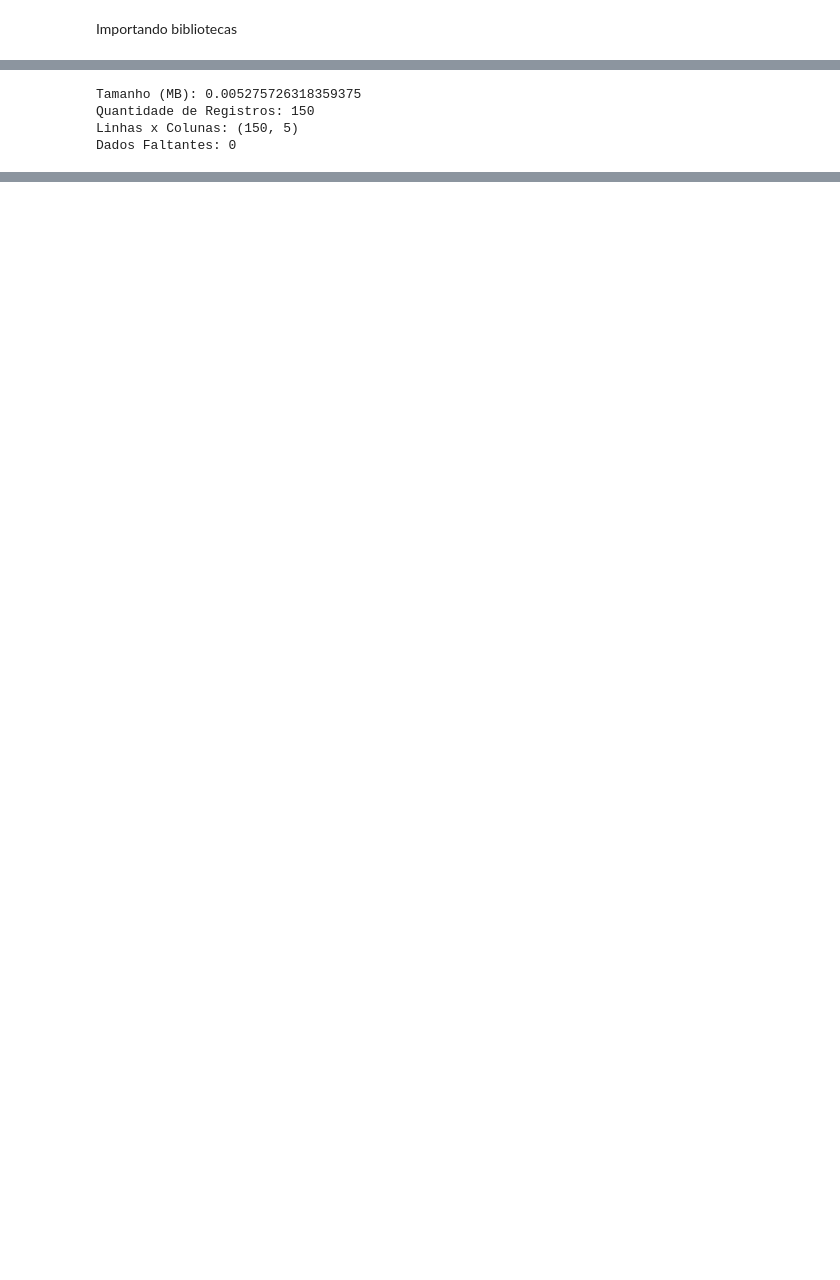
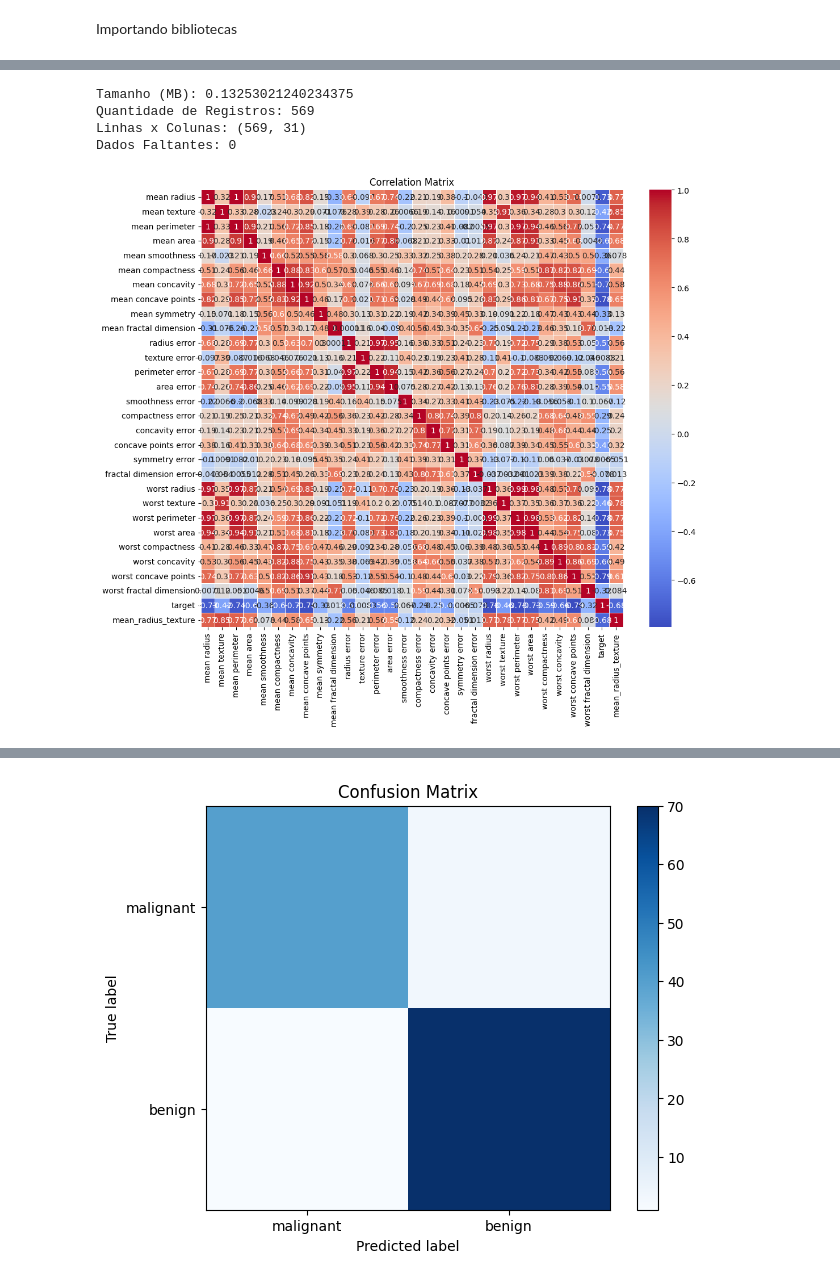
Before and after one commit to caiorr1/CP2_CHATBOT, a Jupyter notebook: cp2.ipynb, the cells around one changed output, grey strips where cells are left out. Cells and saved outputs as stored; diff of their text form; code cells hidden in the pictures; blank space fills up the shorter version.

```diff
--- a/cp2.ipynb
+++ b/cp2.ipynb
@@ -16,31 +14,93 @@ Dados Padrões
 # %%
-# Carregando o conjunto de dados Iris
-iris = load_iris()
-X = iris.data
-y = iris.target
+# Carregando o conjunto de dados Breast Cancer Wisconsin
+from sklearn.datasets import load_breast_cancer
+breast_cancer = load_breast_cancer()
+X = breast_cancer.data
+y = breast_cancer.target
 
 # Criando um DataFrame com os dados
-df = pd.DataFrame(X, columns=iris.feature_names)
+import pandas as pd
+df = pd.DataFrame(X, columns=breast_cancer.feature_names)
 df['target'] = y
 
 # Tamanho do conjunto de dados
 tamanho = df.memory_usage(deep=True).sum() / (1024 * 1024)  # Tamanho em megabytes
 
 # Quantidade de Registros
 quantidade_registros = df.shape[0]
 
 # Linhas x Colunas
 linhas_colunas = df.shape
 
 # Dados Faltantes
 dados_faltantes = df.isnull().sum().sum()
 
 print("Tamanho (MB):", tamanho)
 print("Quantidade de Registros:", quantidade_registros)
 print("Linhas x Colunas:", linhas_colunas)
 print("Dados Faltantes:", dados_faltantes)
+
+# Criação de Variáveis
+# Por exemplo, você pode criar uma nova variável que seja a soma de duas características
+
+df['mean_radius_texture'] = df['mean radius'] + df['mean texture']
+
+# Exclusão de Variáveis
+# Se necessário, você pode excluir variáveis que não são relevantes para a tarefa
+
+df.drop(['worst smoothness', 'worst symmetry'], axis=1, inplace=True)
+
+# Ajuste de Variável
+# Se necessário, você pode realizar ajustes nas variáveis
+
+df['mean area'] = df['mean area'] ** 2
+
+# Normalização ou Padronização
+from sklearn.preprocessing import StandardScaler
+scaler = StandardScaler()
+X = scaler.fit_transform(X)
+
+# Plotar e analisar a correlação das variáveis
+import seaborn as sns
+import matplotlib.pyplot as plt
+
+correlation_matrix = df.corr()
+plt.figure(figsize=(12, 10))
+sns.heatmap(correlation_matrix, annot=True, cmap='coolwarm', linewidths=0.5)
+plt.title("Correlation Matrix")
+plt.show()
+
+# Modelos de Classificação
+from sklearn.model_selection import train_test_split
+from sklearn.ensemble import RandomForestClassifier
+from sklearn.metrics import classification_report, confusion_matrix
+
+X_train, X_test, y_train, y_test = train_test_split(X, y, test_size=0.2, random_state=42)
+
+model = RandomForestClassifier()
+model.fit(X_train, y_train)
+y_pred = model.predict(X_test)
+
+# Classification Report
+report = classification_report(y_test, y_pred, target_names=breast_cancer.target_names)
+print(f"Classification Report:\n{report}")
+
+# Matriz de Confusão
+cm = confusion_matrix(y_test, y_pred)
+plt.figure()
+plt.imshow(cm, interpolation='nearest', cmap=plt.cm.Blues)
+plt.title("Confusion Matrix")
+plt.colorbar()
+tick_marks = [0, 1]
+plt.xticks(tick_marks, breast_cancer.target_names)
+plt.yticks(tick_marks, breast_cancer.target_names)
+plt.tight_layout()
+plt.ylabel('True label')
+plt.xlabel('Predicted label')
+plt.show()
 # %% [output]
-Tamanho (MB): 0.005275726318359375
-Quantidade de Registros: 150
-Linhas x Colunas: (150, 5)
+Tamanho (MB): 0.13253021240234375
+Quantidade de Registros: 569
+Linhas x Colunas: (569, 31)
 Dados Faltantes: 0
+[figure, added]
@@ -46,0 +116 @@ Dados Faltantes: 0
+[figure, added]
```
Also changed, not shown: parts of 10 cells of this notebook, 1 other file.
